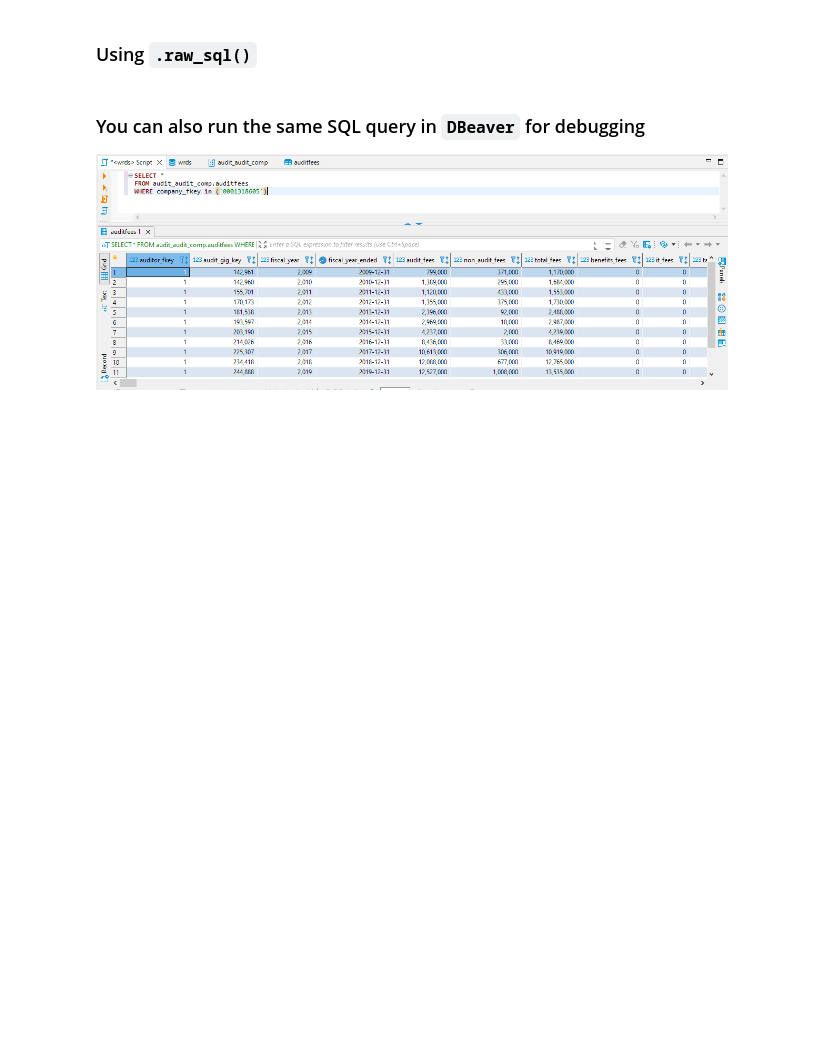
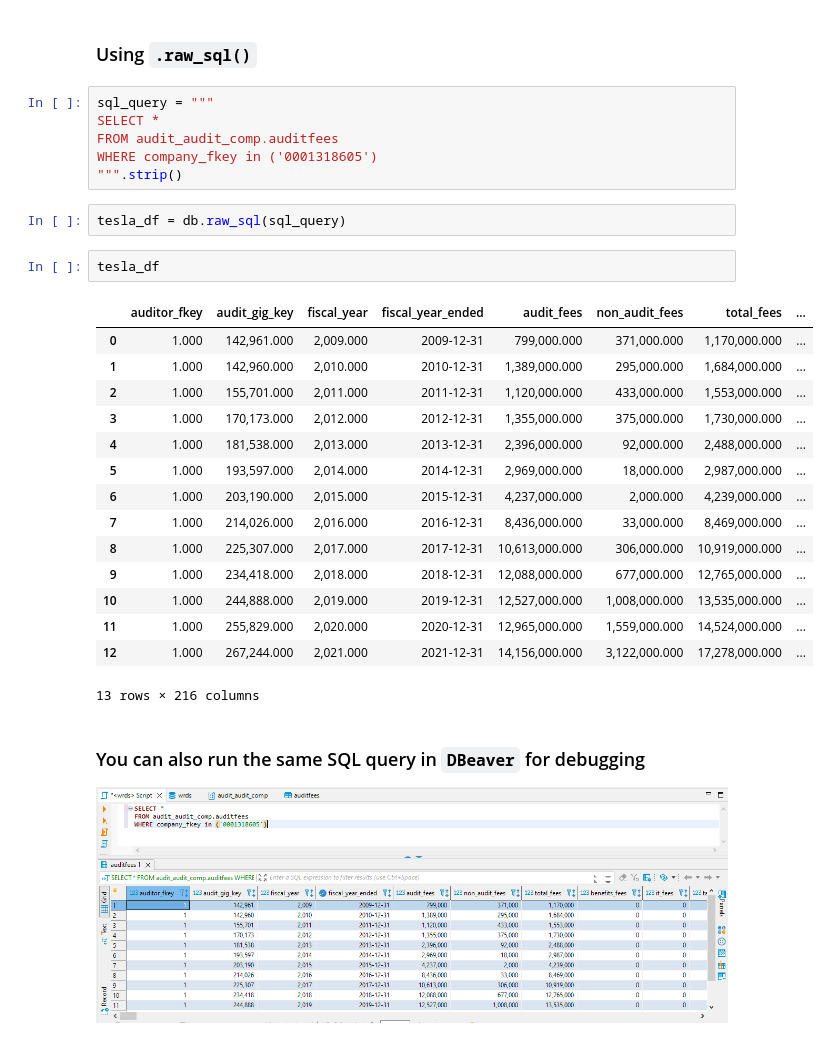
Before and after one commit to TiesdeKok/acctg-579B-python-for-business-research, a Jupyter notebook: problems/session_7/wrds_sql.ipynb, the cells around one changed output. Drawn from its saved outputs; the diff is of its cells as text; blank space fills up the shorter version.

```diff
--- a/problems/session_7/wrds_sql.ipynb
+++ b/problems/session_7/wrds_sql.ipynb
@@ -297,6 +369,32 @@ We could retrieve all the data using `get_table()` but that'd be (very) slow.
 Instead, we can create a SQL query and run it using `.raw_sql()`.
 # %% [markdown]
 ### Using `.raw_sql()`
+# %%
+sql_query = """
+SELECT *
+FROM audit_audit_comp.auditfees
+WHERE company_fkey in ('0001318605')
+""".strip()
+# %%
+tesla_df = db.raw_sql(sql_query)
+# %%
+tesla_df
+# %% [output]
+|  | auditor_fkey | audit_gig_key | fiscal_year | fiscal_year_ended | audit_fees | non_audit_fees | total_fees | ... |
+| 0 | 1.000 | 142,961.000 | 2,009.000 | 2009-12-31 | 799,000.000 | 371,000.000 | 1,170,000.000 | ... |
+| 1 | 1.000 | 142,960.000 | 2,010.000 | 2010-12-31 | 1,389,000.000 | 295,000.000 | 1,684,000.000 | ... |
+| 2 | 1.000 | 155,701.000 | 2,011.000 | 2011-12-31 | 1,120,000.000 | 433,000.000 | 1,553,000.000 | ... |
+| 3 | 1.000 | 170,173.000 | 2,012.000 | 2012-12-31 | 1,355,000.000 | 375,000.000 | 1,730,000.000 | ... |
+| 4 | 1.000 | 181,538.000 | 2,013.000 | 2013-12-31 | 2,396,000.000 | 92,000.000 | 2,488,000.000 | ... |
+| 5 | 1.000 | 193,597.000 | 2,014.000 | 2014-12-31 | 2,969,000.000 | 18,000.000 | 2,987,000.000 | ... |
+| 6 | 1.000 | 203,190.000 | 2,015.000 | 2015-12-31 | 4,237,000.000 | 2,000.000 | 4,239,000.000 | ... |
+| 7 | 1.000 | 214,026.000 | 2,016.000 | 2016-12-31 | 8,436,000.000 | 33,000.000 | 8,469,000.000 | ... |
+| 8 | 1.000 | 225,307.000 | 2,017.000 | 2017-12-31 | 10,613,000.000 | 306,000.000 | 10,919,000.000 | ... |
+| 9 | 1.000 | 234,418.000 | 2,018.000 | 2018-12-31 | 12,088,000.000 | 677,000.000 | 12,765,000.000 | ... |
+| 10 | 1.000 | 244,888.000 | 2,019.000 | 2019-12-31 | 12,527,000.000 | 1,008,000.000 | 13,535,000.000 | ... |
+| 11 | 1.000 | 255,829.000 | 2,020.000 | 2020-12-31 | 12,965,000.000 | 1,559,000.000 | 14,524,000.000 | ... |
+| 12 | 1.000 | 267,244.000 | 2,021.000 | 2021-12-31 | 14,156,000.000 | 3,122,000.000 | 17,278,000.000 | ... |
+13 rows × 216 columns
 # %% [markdown]
 ### You can also run the same SQL query in `DBeaver` for debugging
 
```
Also changed, not shown: parts of 31 cells of this notebook.
